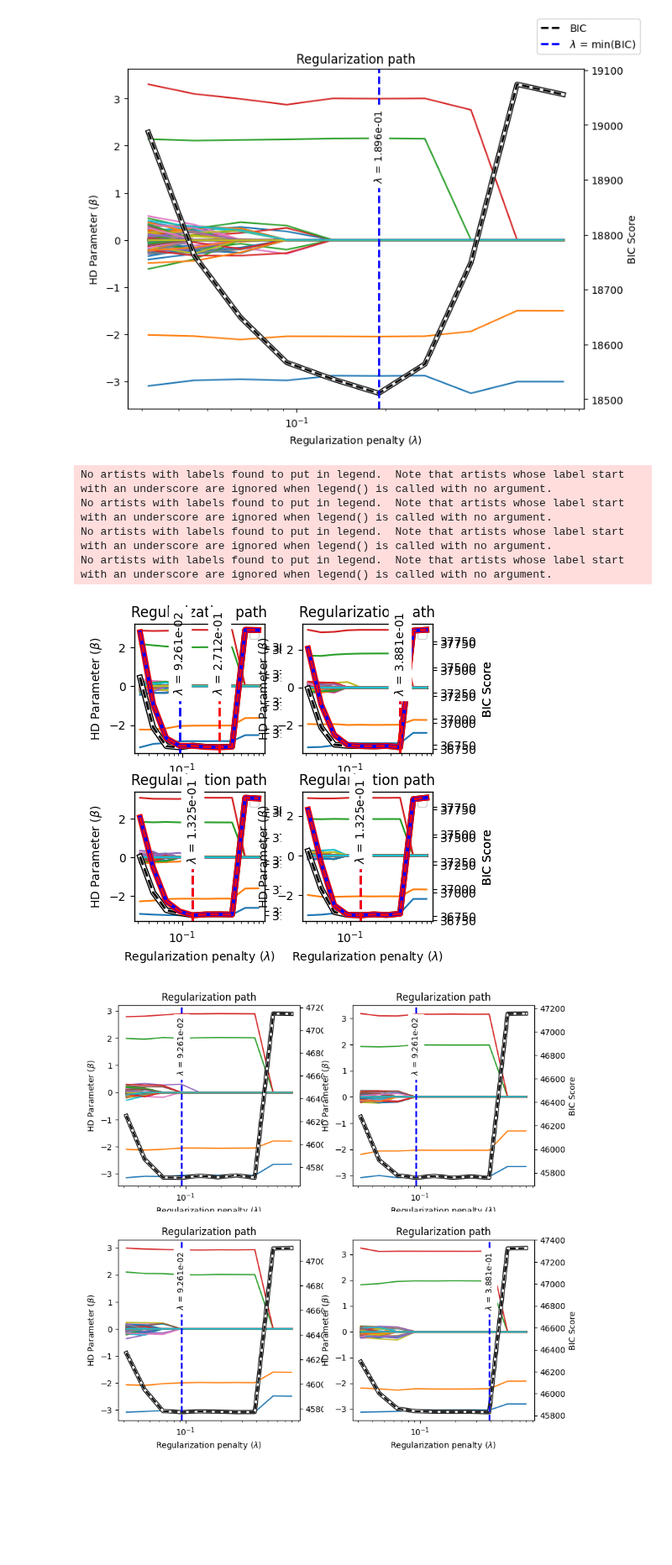
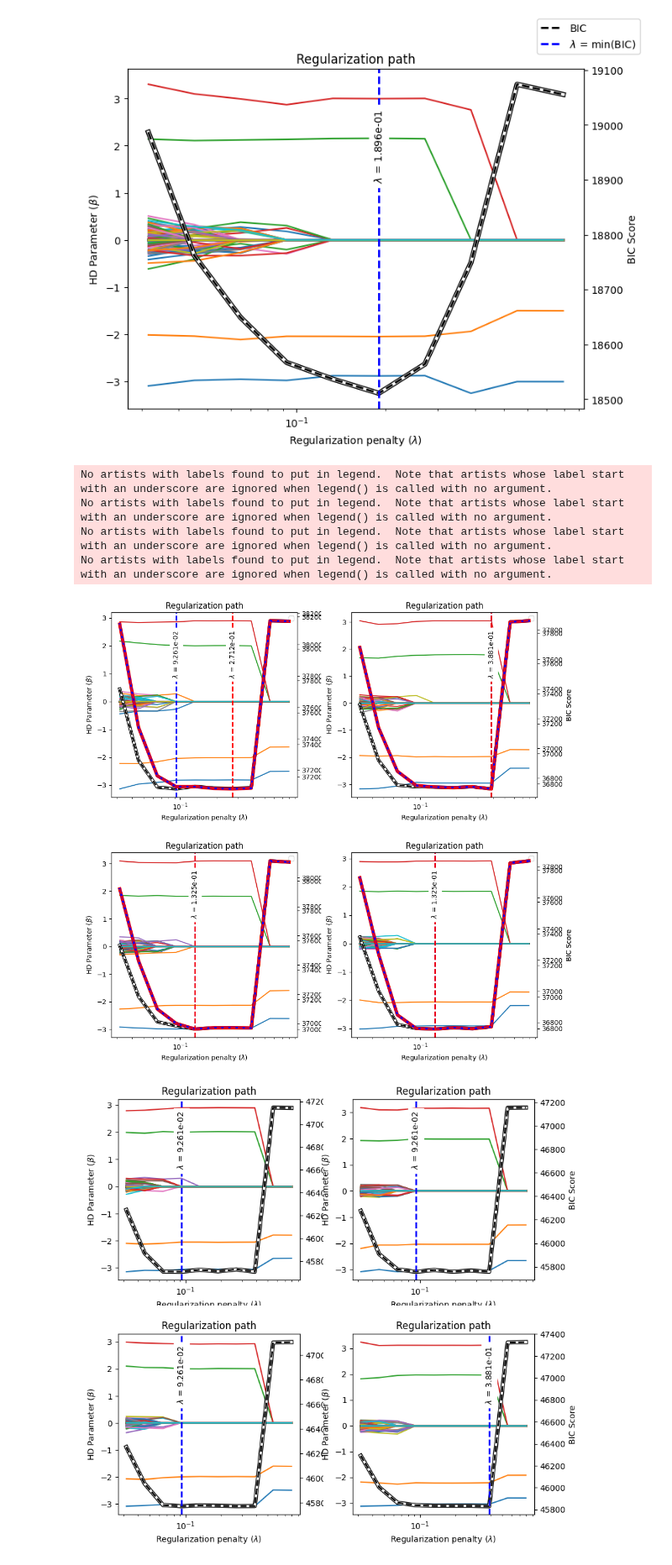
Before and after one commit to caillebotteAntoine/sdg4varselect, a Jupyter notebook: results/simulation_study/JM/simulation_study_JM.ipynb, the cells around one changed output. Shown at 84% size. Drawn from its saved outputs; the diff is of its cells as text; code cells hidden in the pictures; blank space fills up the shorter version.

```diff
--- a/results/simulation_study/JM/simulation_study_JM.ipynb
+++ b/results/simulation_study/JM/simulation_study_JM.ipynb
@@ -240,7 +240,7 @@ from sdg4varselect._regularization_function import eBIC
 
 step = 1
 
-fig = sdgplt.figure(4, 4)
+fig = sdgplt.figure(10, 10)
 subfigs = fig.subfigures(2, 2, wspace=0.07)
 
 for i, subfigsarr in enumerate(subfigs):
@@ -262,34 +262,34 @@ for i, subfigsarr in enumerate(subfigs):
         ax.set_title("Regularization path")
         ax.set_xlabel(r"Regularization penalty ($\lambda$)")
         ax.set_ylabel(r"HD Parameter ($\beta$)")
 
         ax.set_xscale("log")
 
         ax.plot(reg.lbd_set, x)
 
         sdgplt._plot_bic(
             ax=ax,
             lbd_set=reg.lbd_set,
             bic=reg.bic[step],
             argmin_bic=jnp.argmin(reg.bic[step]),
         )
 
         sdgplt._plot_bic(
             ax=ax,
             lbd_set=reg.lbd_set,
             bic=ebic,
             argmin_bic=jnp.argmin(ebic),
             colors=["r", "b", "r"],
             msg="eBIC",
         )
 
         ax.legend()
 # %% [output]
 No artists with labels found to put in legend.  Note that artists whose label start with an underscore are ignored when legend() is called with no argument.
 No artists with labels found to put in legend.  Note that artists whose label start with an underscore are ignored when legend() is called with no argument.
 No artists with labels found to put in legend.  Note that artists whose label start with an underscore are ignored when legend() is called with no argument.
 No artists with labels found to put in legend.  Note that artists whose label start with an underscore are ignored when legend() is called with no argument.
-[figure, old version]
+[figure, new version]
 # %%
 fig = sdgplt.figure(8, 8)
 subfigs = fig.subfigures(2, 2, wspace=0.07)
```
Also changed, not shown: 9 other files.
